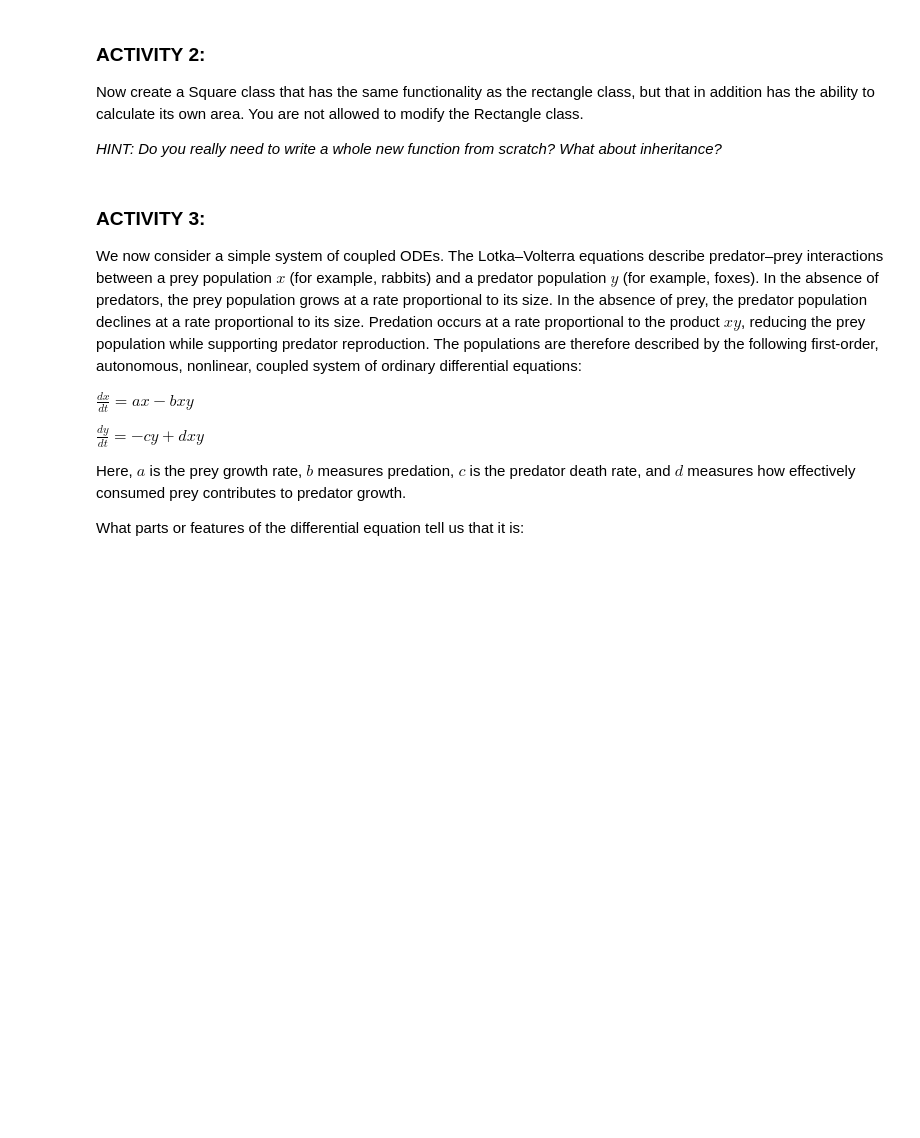
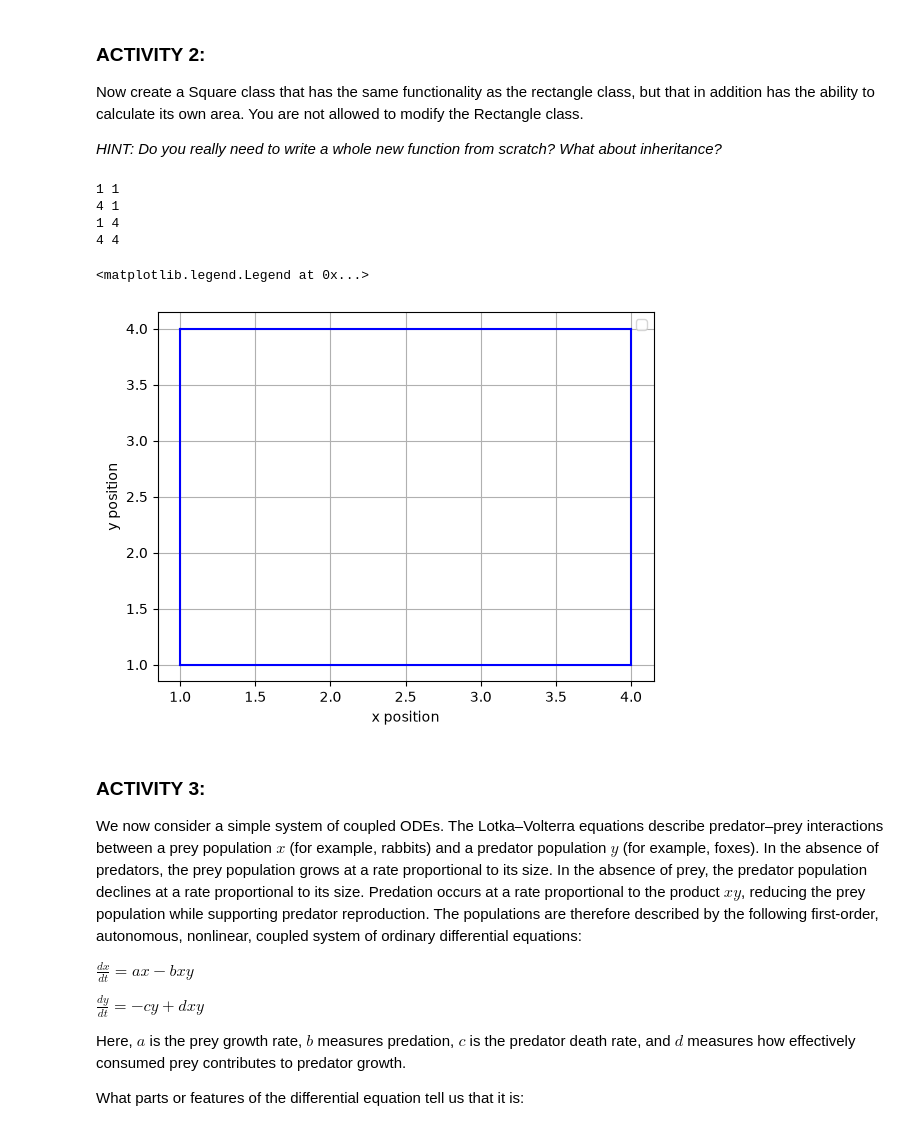
Before and after one commit to AJSUMMERS100/TopicsInSciComp, a Jupyter notebook: Notebooks/Week3_LabExercises.ipynb, the cells around one changed output. Saved outputs shown, nothing was run; the diff lists cells and outputs as text; code cells hidden in the pictures; blank space fills up the shorter version.

```diff
--- a/Notebooks/Week3_LabExercises.ipynb
+++ b/Notebooks/Week3_LabExercises.ipynb
@@ -186,8 +186,33 @@ Now create a Square class that has the same functionality as the rectangle class
 _HINT: Do you really need to write a whole new function from scratch? What about inheritance?_
 # %%
 # Square class
+class Square(Rectangle):
+    def __init__(self, bottom_left_coord, top_right_coord):
+        assert bottom_left_coord[0]<top_right_coord[0], "Points not possible: coordinates are not assigned correctly in the x coordinates!"
+        assert bottom_left_coord[1]<top_right_coord[1], "Poins not possible: coordinates are not assigned correctly in the y coordinates!"
+        self.bottom_left_coord = bottom_left_coord
+        self.top_right_coord = top_right_coord
+        self.bottom_right_coord = np.array([top_right_coord[0], bottom_left_coord[1]])
+        self.top_left_coord =  np.array([bottom_left_coord[0],top_right_coord[1]])
+        assert (abs(self.bottom_left_coord[0] - self.bottom_right_coord[0]) == abs(self.bottom_left_coord[1] - self.top_left_coord[1])), "Points not possible: length and width not equal!"
+plt.plot()
+plt.grid()
+plt.xlabel("x position")
+plt.ylabel("y position")
 
+
+test_square = Square(np.array([1,1]), np.array([4,4]))
+test_square.print_rectangle()
+test_square.plot_rectangle()
+plt.legend()
 # UPDATE ME
+# %% [output]
+1 1
+4 1
+1 4
+4 4
+<matplotlib.legend.Legend at 0x...>
+[figure, added]
 # %% [markdown]
 ### ACTIVITY 3:
 
```
